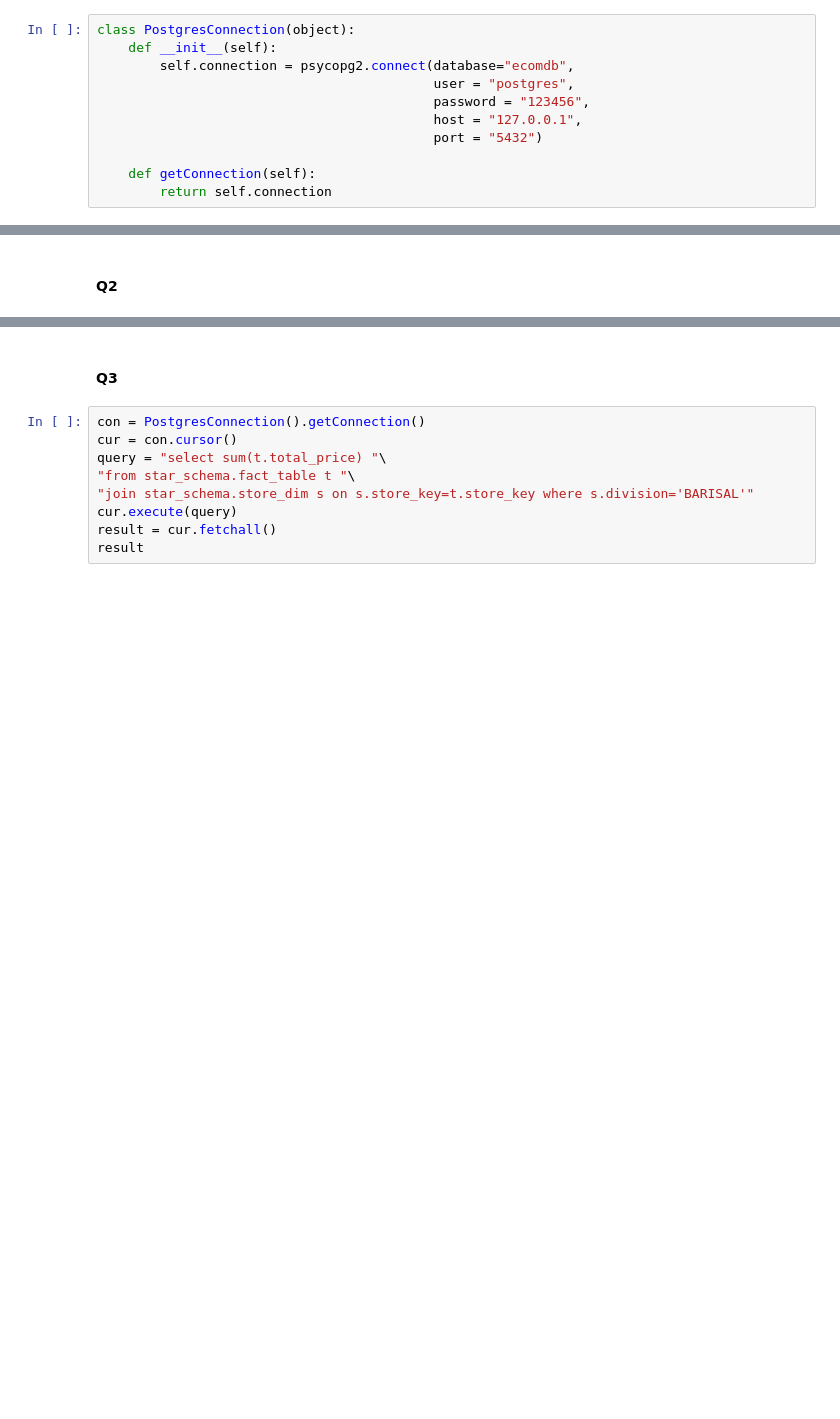
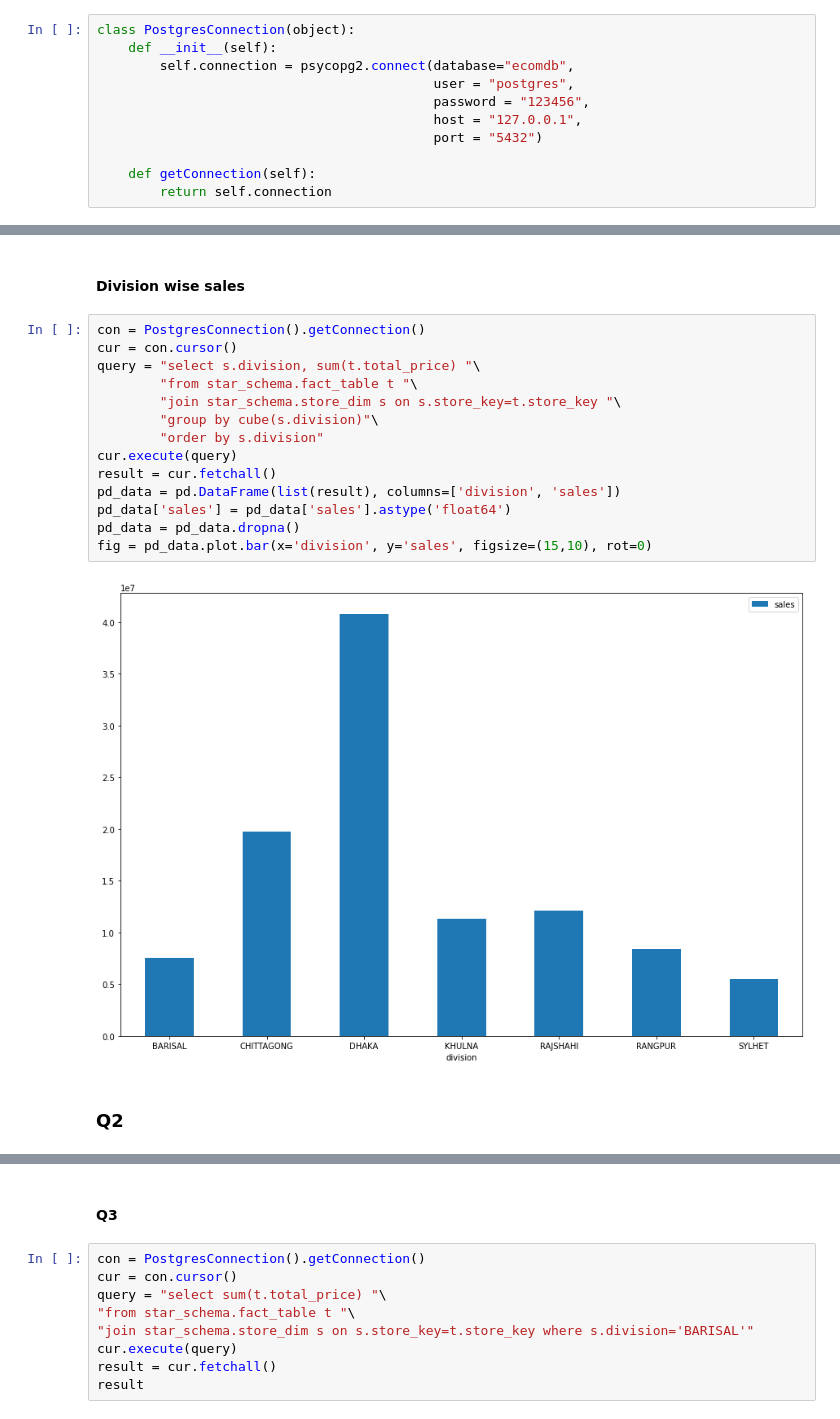
Before and after one commit to SadiaAlamChy/HDA-Tech-Learning, a Jupyter notebook: notebook/analysis/olap.ipynb, the cells around one changed output, grey strips where cells are left out. Saved outputs shown, nothing was run; the diff lists cells and outputs as text; blank space fills up the shorter version.

Commit message:
queries & visualizations upto Q5

```diff
--- a/notebook/analysis/olap.ipynb
+++ b/notebook/analysis/olap.ipynb
@@ -31,5 +61,23 @@ result
+# %% [markdown]
+#### Division wise sales ####
+# %%
+con = PostgresConnection().getConnection()
+cur = con.cursor()
+query = "select s.division, sum(t.total_price) "\
+        "from star_schema.fact_table t "\
+        "join star_schema.store_dim s on s.store_key=t.store_key "\
+        "group by cube(s.division)"\
+        "order by s.division"
+cur.execute(query)
+result = cur.fetchall()
+pd_data = pd.DataFrame(list(result), columns=['division', 'sales'])
+pd_data['sales'] = pd_data['sales'].astype('float64')
+pd_data = pd_data.dropna()
+fig = pd_data.plot.bar(x='division', y='sales', figsize=(15,10), rot=0)
+# %% [output]
+[figure, added]
 # %% [markdown]
-#### Q2 ####
+### Q2 ###
 # %%
 con = PostgresConnection().getConnection()
 cur = con.cursor()
```
Also changed, not shown: parts of 6 cells of this notebook, 1 other file.
